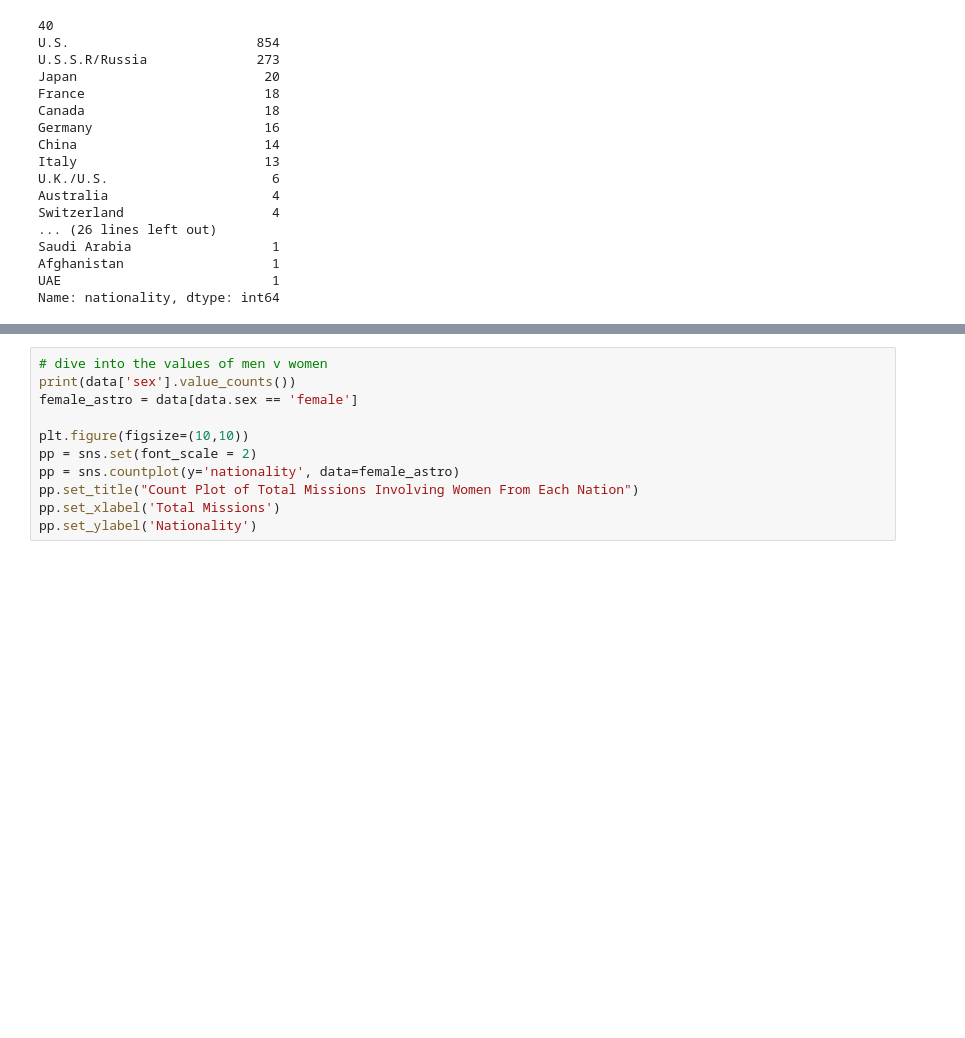
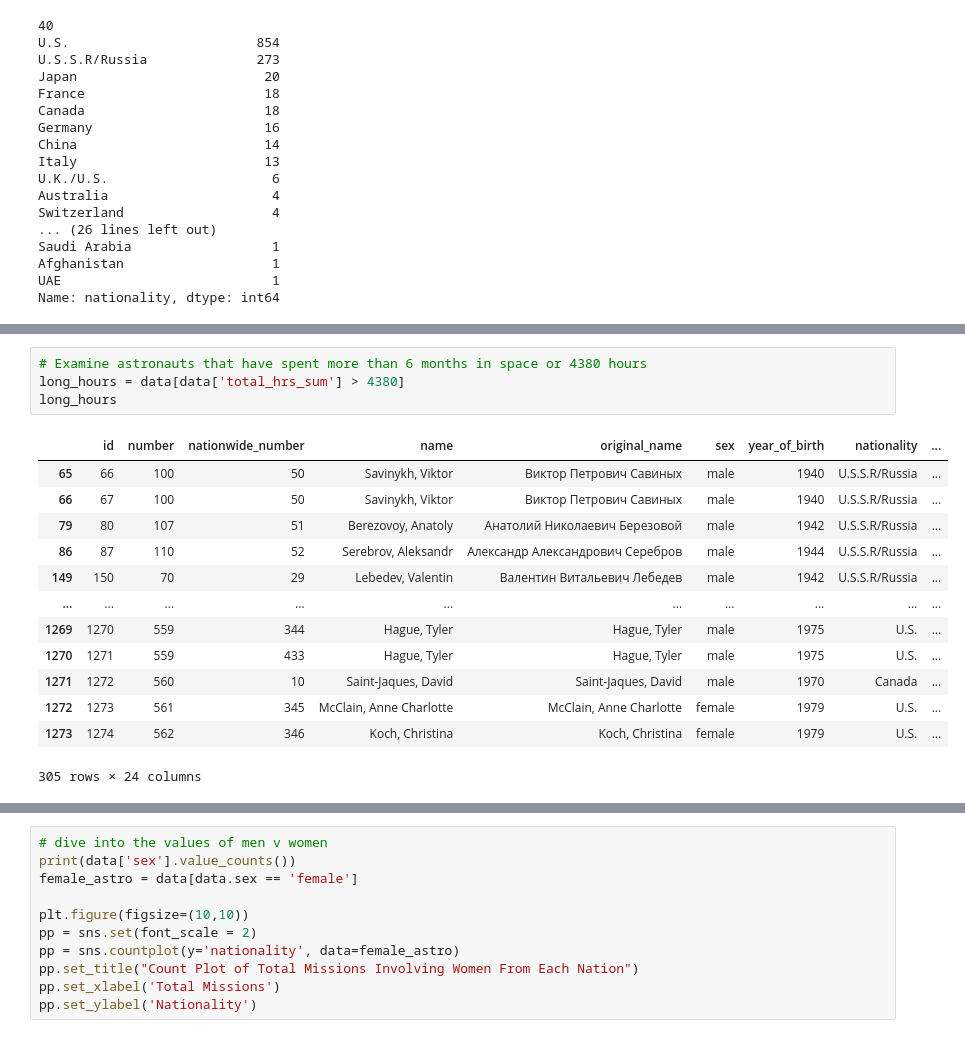
Before and after one commit to munjik/personal-projects, a Jupyter notebook: nPlan/astronauts-missions.ipynb, the cells around one changed output, grey strips where cells are left out. Cells and saved outputs as stored; diff of their text form; blank space fills up the shorter version.

```diff
--- a/nPlan/astronauts-missions.ipynb
+++ b/nPlan/astronauts-missions.ipynb
@@ -214,0 +270,18 @@ Name: nationality, dtype: int64
+# %%
+# Examine astronauts that have spent more than 6 months in space or 4380 hours
+long_hours = data[data['total_hrs_sum'] > 4380]
+long_hours
+# %% [output]
+|  | id | number | nationwide_number | name | original_name | sex | year_of_birth | nationality | ... |
+| 65 | 66 | 100 | 50 | Savinykh, Viktor | Виктор Петрович Савиных | male | 1940 | U.S.S.R/Russia | ... |
+| 66 | 67 | 100 | 50 | Savinykh, Viktor | Виктор Петрович Савиных | male | 1940 | U.S.S.R/Russia | ... |
+| 79 | 80 | 107 | 51 | Berezovoy, Anatoly | Анатолий Николаевич Березовой | male | 1942 | U.S.S.R/Russia | ... |
+| 86 | 87 | 110 | 52 | Serebrov, Aleksandr | Александр Александрович Серебров | male | 1944 | U.S.S.R/Russia | ... |
+| 149 | 150 | 70 | 29 | Lebedev, Valentin | Валентин Витальевич Лебедев | male | 1942 | U.S.S.R/Russia | ... |
+| ... | ... | ... | ... | ... | ... | ... | ... | ... | ... |
+| 1269 | 1270 | 559 | 344 | Hague, Tyler | Hague, Tyler | male | 1975 | U.S. | ... |
+| 1270 | 1271 | 559 | 433 | Hague, Tyler | Hague, Tyler | male | 1975 | U.S. | ... |
+| 1271 | 1272 | 560 | 10 | Saint-Jaques, David | Saint-Jaques, David | male | 1970 | Canada | ... |
+| 1272 | 1273 | 561 | 345 | McClain, Anne Charlotte | McClain, Anne Charlotte | female | 1979 | U.S. | ... |
+| 1273 | 1274 | 562 | 346 | Koch, Christina | Koch, Christina | female | 1979 | U.S. | ... |
+305 rows × 24 columns
```
Also changed, not shown: parts of 17 cells of this notebook, 2 other files.
